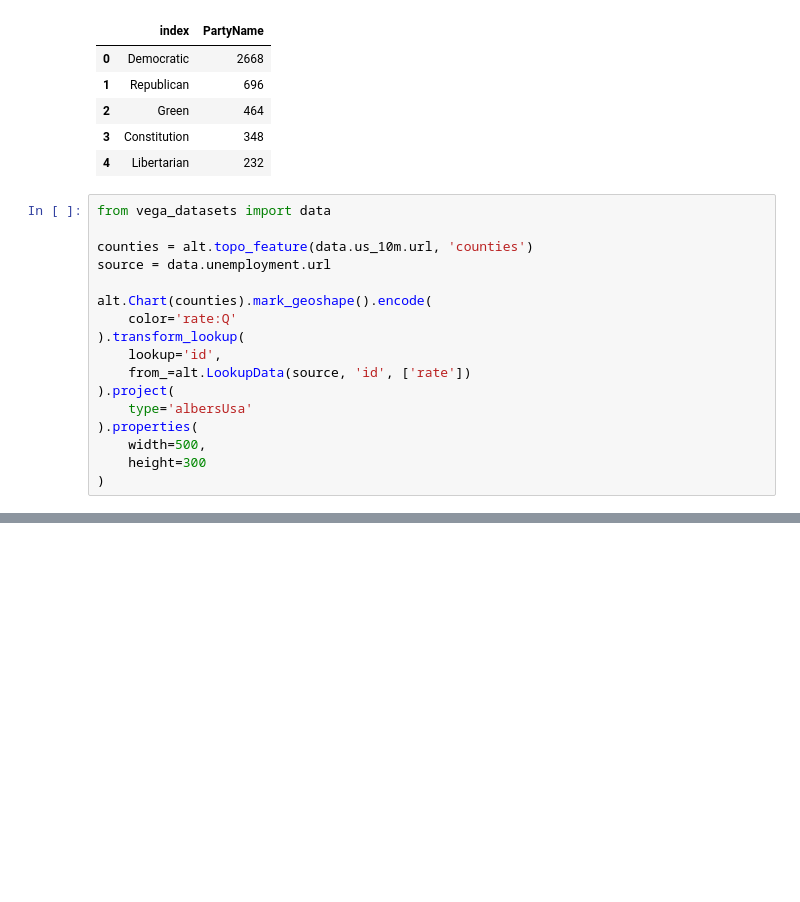
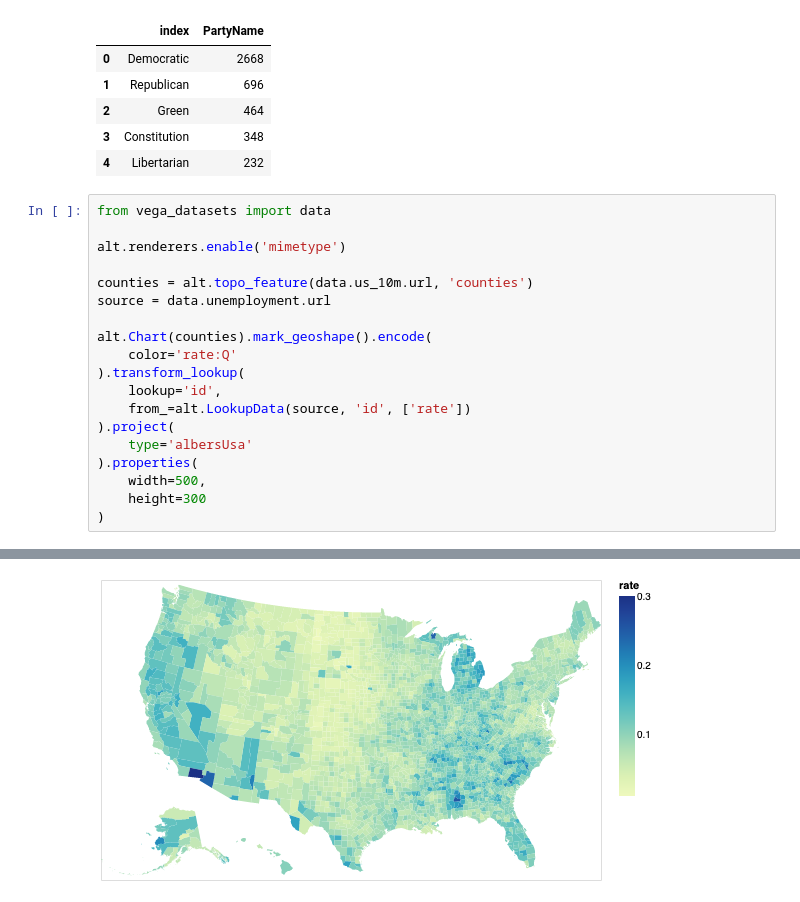
Before and after one commit to gordonje/mo-prez-prim-notebooks, a Jupyter notebook: analysis.ipynb, the cells around one changed output, grey strips where cells are left out. Cells and saved outputs as stored; diff of their text form; blank space fills up the shorter version.

Commit message:
use mimetype renderer

```diff
--- a/analysis.ipynb
+++ b/analysis.ipynb
@@ -71,6 +71,8 @@ full_results.PartyName.value_counts().reset_index()
 | 4 | Libertarian | 232 |
 # %%
 from vega_datasets import data
+
+alt.renderers.enable('mimetype')
 
 counties = alt.topo_feature(data.us_10m.url, 'counties')
 source = data.unemployment.url
@@ -90,0 +92 @@ alt.Chart(counties).mark_geoshape().encode(
+[figure, added]
```
Also changed, not shown: parts of 1 cell of this notebook.
